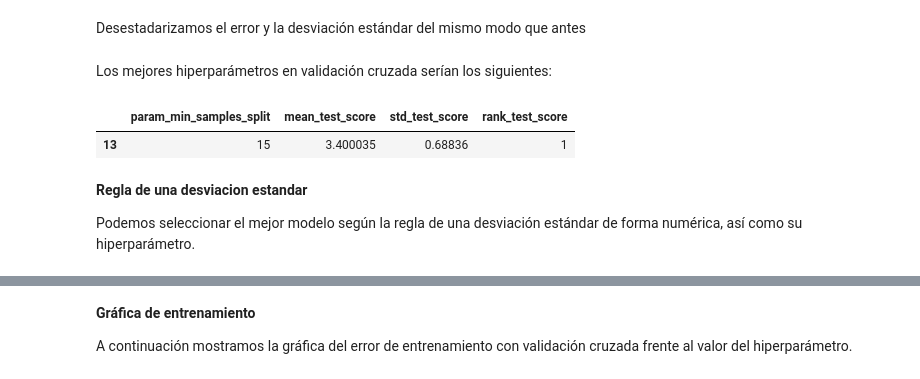
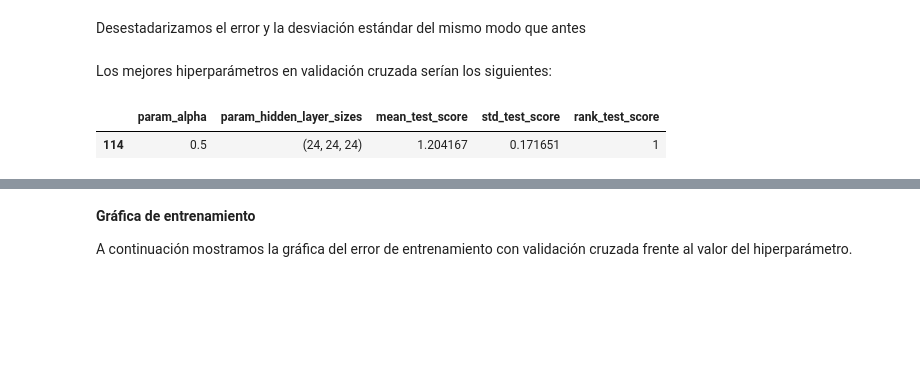
Before and after one commit to uisitoam/Master-Big-Data, a Jupyter notebook: Aprendizaje estadístico/Práctica/redes/nn_LuisArdevol_cesga.ipynb, the cells around one changed output, grey strips where cells are left out. Cells and saved outputs as stored; diff of their text form; code cells hidden in the pictures; blank space fills up the shorter version.

```diff
--- a/Aprendizaje estadístico/Práctica/redes/nn_LuisArdevol_cesga.ipynb
+++ b/Aprendizaje estadístico/Práctica/redes/nn_LuisArdevol_cesga.ipynb
@@ -644,3 +579,5 @@ DATASET_NAME3 = 'EnergyEfficiency.data'
+# %%
+DATASET_NAME3 = '/Users/luisi/Documents/Master-Big-Data/Aprendizaje estadístico/Práctica/Datos/EnergyEfficiency.data'
 # %% [markdown]
 **Lectura del fichero de datos**
 # %%
@@ -861,0 +811,12 @@ GridSearchCV(cv=5, estimator=DecisionTreeRegressor(),
+# %%
+hidden_gf3 = [(n,) for n in range(10, 51, 1)] + [(n, n) for n in range(1, 51, 1)] + [(n, n, n) for n in range(1, 51, 1)]
+alpha_gf3 = [0.5, 1, 5]
+
+hyperparameters_gf3 = {'hidden_layer_sizes': hidden_gf3, 'alpha': alpha_gf3}
+
+mlp_gf3 = MLPRegressor(activation='tanh', solver='lbfgs', max_iter=2000)
+
+modeloCV_gf3, cv_results_gf3 = crossVal(dataset_train_X_scaled3, np.ravel(dataset_train_Y_scaled3),
+                                        mlp_gf3, hyperparameters_gf3,
+                                        scoring = 'neg_mean_squared_error')
+modeloCV_gf3
@@ -868,11 +860,7 @@ cv_results_gf3['std_test_score'] = cv_results_gf3['std_test_score'] * (std_Y_reg
 Los mejores hiperparámetros en validación cruzada serían los siguientes:
 # %%
 cv_results_best_gf3 = cv_results_gf3[cv_results_gf3['rank_test_score'] == 1]
-cv_results_best_gf3.loc[:, ['param_min_samples_split', 'mean_test_score', 'std_test_score', 'rank_test_score']]
+cv_results_best_gf3.loc[:, ['param_alpha', 'param_hidden_layer_sizes', 'mean_test_score', 'std_test_score', 'rank_test_score']]
 # %% [output]
-|  | param_min_samples_split | mean_test_score | std_test_score | rank_test_score |
-| 13 | 15 | 3.400035 | 0.68836 | 1 |
+|  | param_alpha | param_hidden_layer_sizes | mean_test_score | std_test_score | rank_test_score |
+| 114 | 0.5 | (24, 24, 24) | 1.204167 | 0.171651 | 1 |
-# %% [markdown]
-**Regla de una desviacion estandar**
-
-Podemos seleccionar el mejor modelo según la regla de una desviación estándar de forma numérica, así como su hiperparámetro.
```
Also changed, not shown: parts of 53 cells of this notebook, 27 other files.
